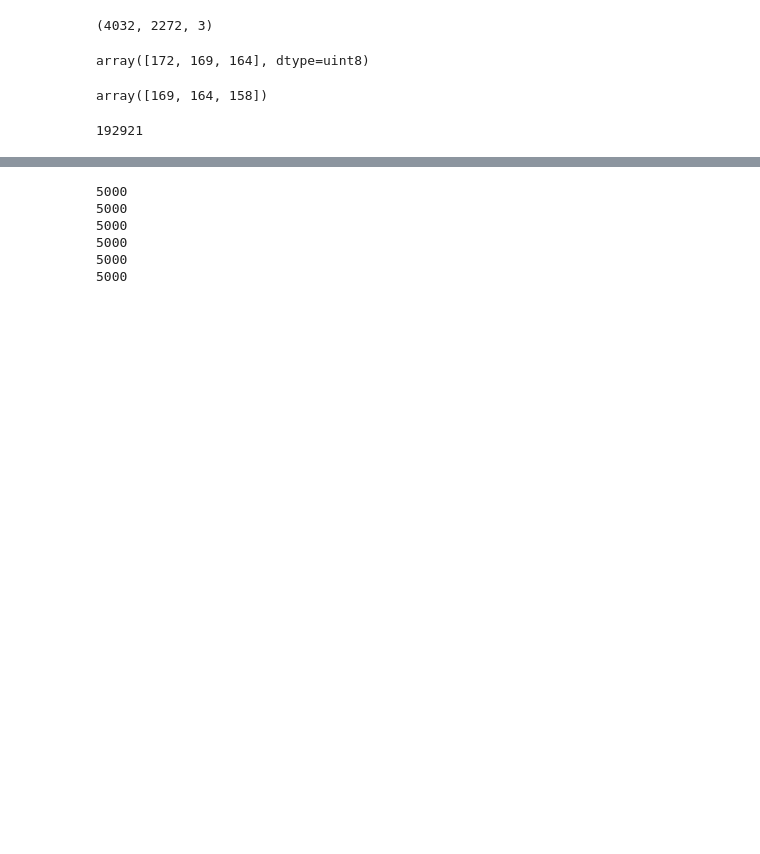
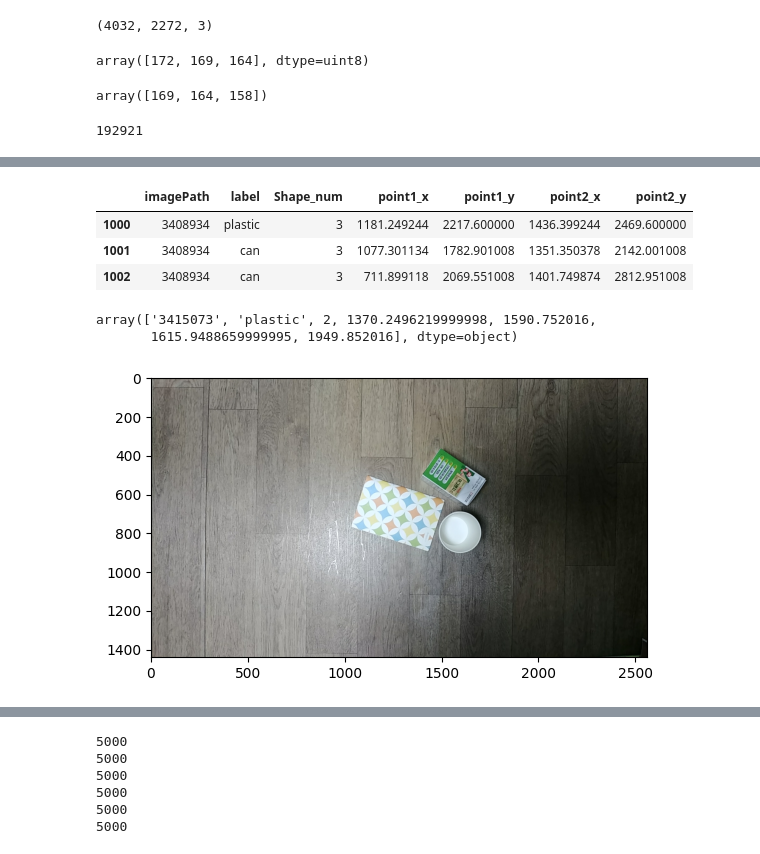
Before and after one commit to rlgus3351/ProjectDataAnalysis, a Jupyter notebook: 05_21/bbox_Pixel.ipynb, the cells around one changed output, grey strips where cells are left out. Saved outputs shown, nothing was run; the diff lists cells and outputs as text; code cells hidden in the pictures; blank space fills up the shorter version.

```diff
--- a/05_21/bbox_Pixel.ipynb
+++ b/05_21/bbox_Pixel.ipynb
@@ -141,0 +164,21 @@ for i in range(25001,30001):
+# %%
+data[data['imagePath']=='3408934']
+# %% [output]
+|  | imagePath | label | Shape_num | point1_x | point1_y | point2_x | point2_y |
+| 1000 | 3408934 | plastic | 3 | 1181.249244 | 2217.600000 | 1436.399244 | 2469.600000 |
+| 1001 | 3408934 | can | 3 | 1077.301134 | 1782.901008 | 1351.350378 | 2142.001008 |
+| 1002 | 3408934 | can | 3 | 711.899118 | 2069.551008 | 1401.749874 | 2812.951008 |
+# %%
+data.values[2999]
+# %% [output]
+array(['3415073', 'plastic', 2, 1370.2496219999998, 1590.752016,
+       1615.9488659999995, 1949.852016], dtype=object)
+# %%
+path = "E:/reusable-trash-images/selectstar-reusable-trash-image/"
+image_path = path + data.values[6000][0] + ".jpg"
+image = cv2.imread(image_path, cv2.IMREAD_COLOR)
+image = cv2.cvtColor(image,cv2.COLOR_BGR2RGB)
+plt.imshow(image)
+plt.show()
+# %% [output]
+[figure, added]
```
Also changed, not shown: parts of 9 cells of this notebook, 5 other files.
